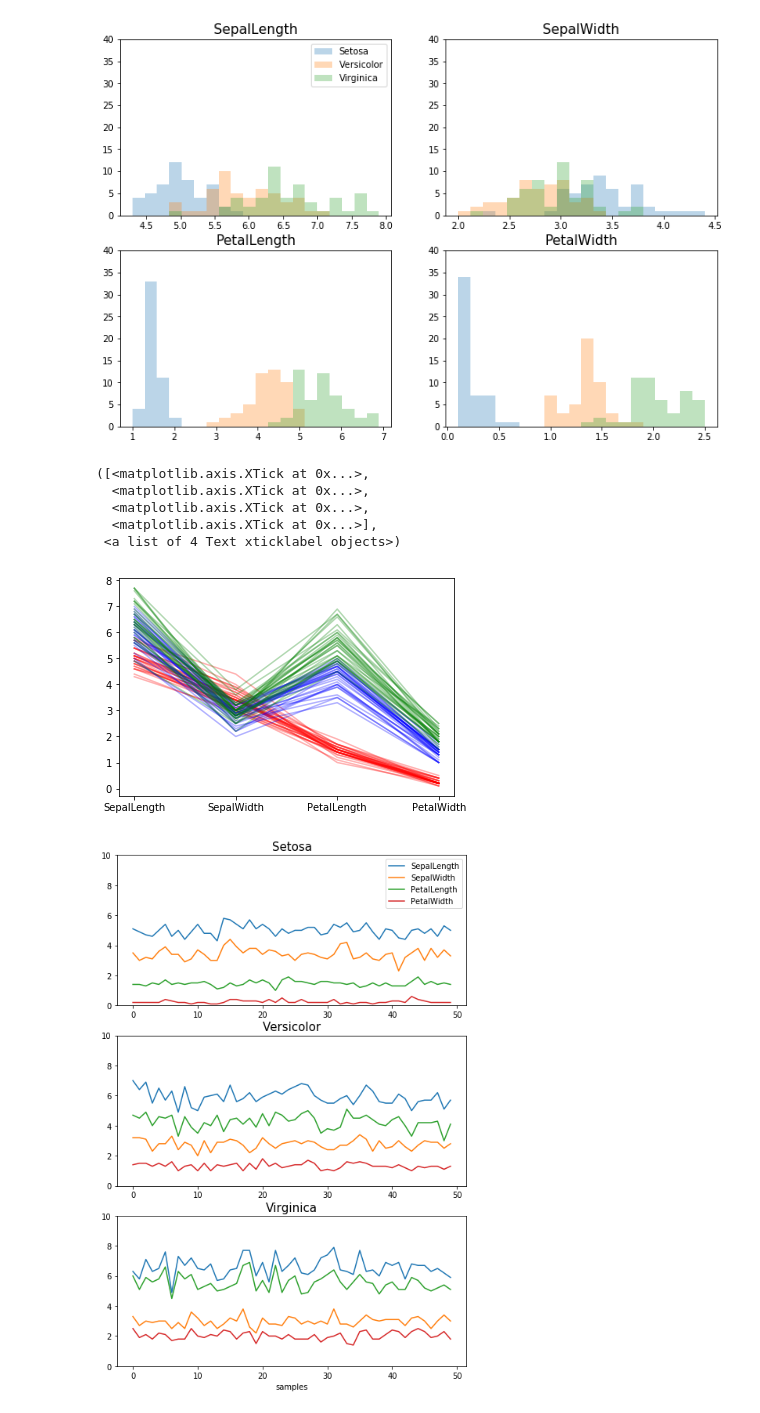
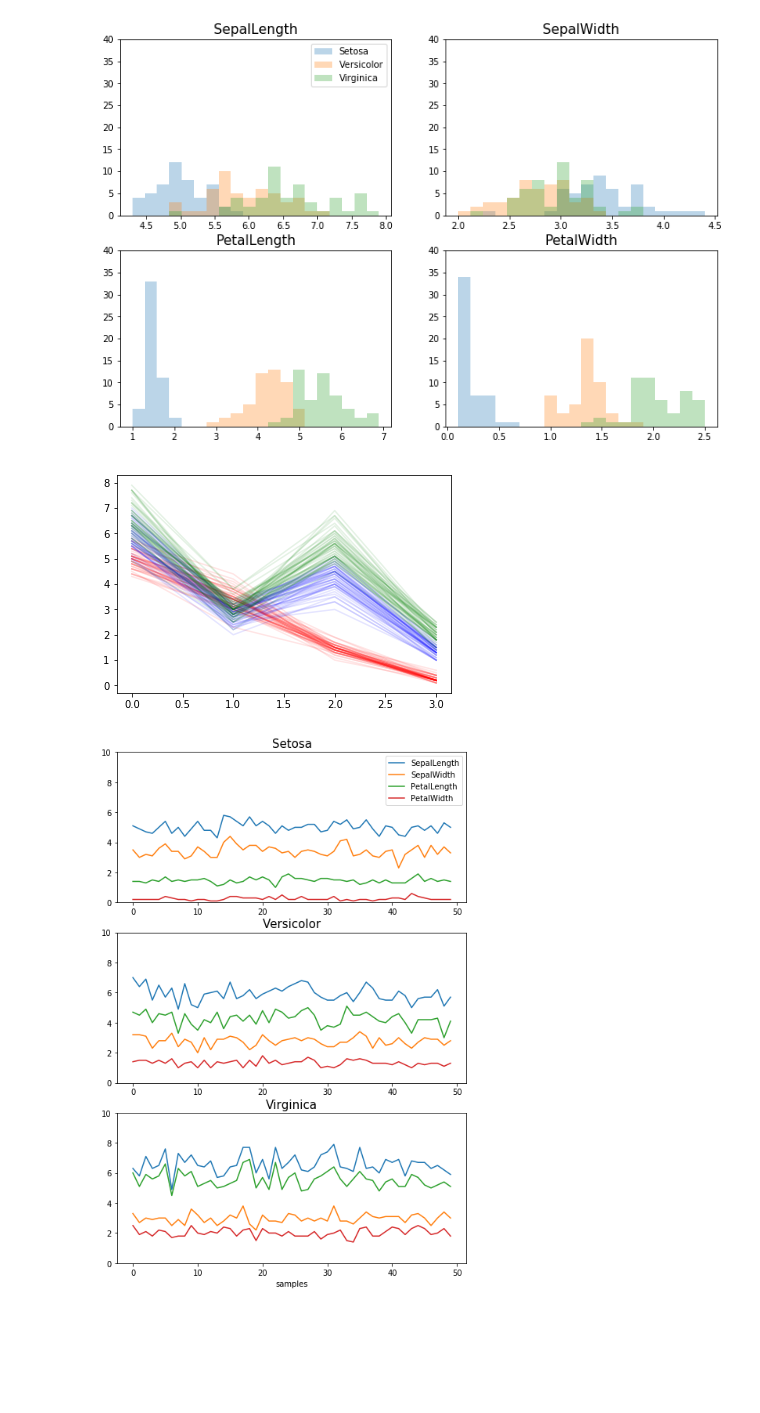
Before and after one commit to gubosd/lecture11, a Jupyter notebook: 파이썬고급/03_matplotlib_iris.ipynb, the cells around one changed output. Cells and saved outputs as stored; diff of their text form; code cells hidden in the pictures; blank space fills up the shorter version.

```diff
--- a/파이썬고급/03_matplotlib_iris.ipynb
+++ b/파이썬고급/03_matplotlib_iris.ipynb
@@ -428,19 +465,13 @@ for col in range(4):
 # %% [output]
 [figure]
 # %%
-N=30
-
-plt.plot(X[:N].T, 'r-', alpha=0.3)
-plt.plot(X[50:50+N].T, 'b-', alpha=0.3)
-plt.plot(X[100:100+N].T, 'g-', alpha=0.3)
-plt.xticks(range(4), header)
+plt.plot(X[:50].T, 'r-', alpha=0.1)
+plt.plot(X[50:100].T, 'b-', alpha=0.1)
+plt.plot(X[100:150].T, 'g-', alpha=0.1)
+#plt.xticks(range(4), header)
+pass
 # %% [output]
-([<matplotlib.axis.XTick at 0x...>,
-  <matplotlib.axis.XTick at 0x...>,
-  <matplotlib.axis.XTick at 0x...>,
-  <matplotlib.axis.XTick at 0x...>],
- <a list of 4 Text xticklabel objects>)
-[figure, old version]
+[figure, new version]
 # %%
 Xs = [X[y==0], X[y==1], X[y==2]]
 # %%
```
Also changed, not shown: parts of 10 cells of this notebook, 1 other file.
